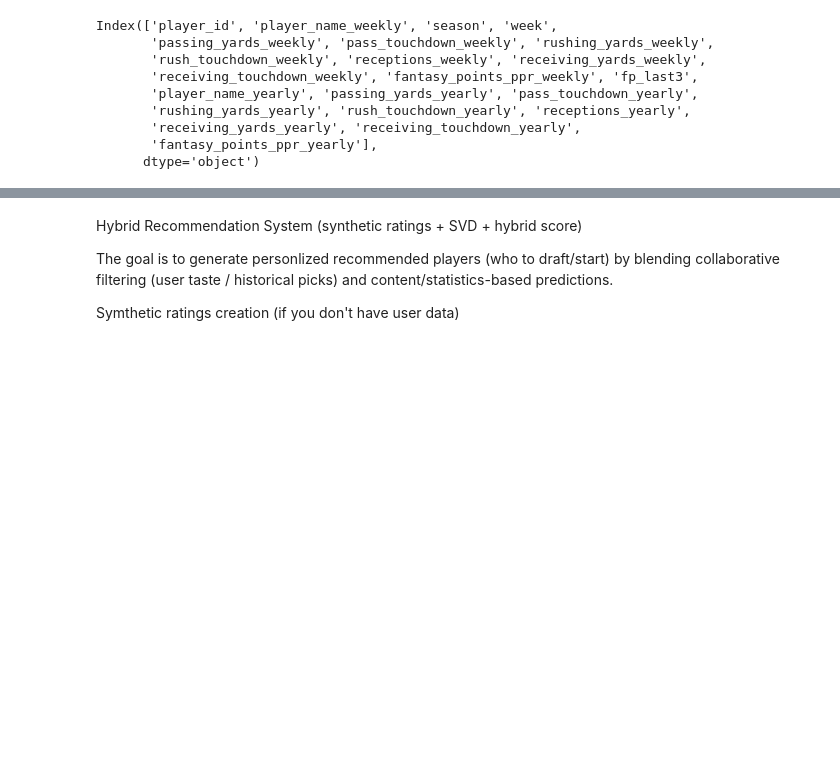
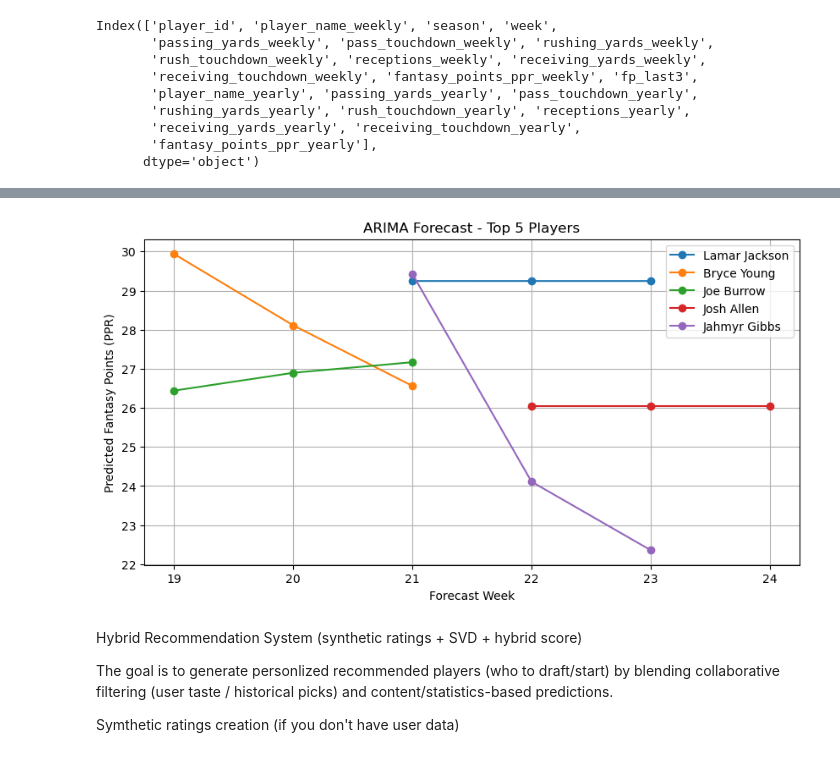
Before and after one commit to omendez930/fantasy-football-recommendations, a Jupyter notebook: draft_analysis.ipynb, the cells around one changed output, grey strips where cells are left out. Drawn from its saved outputs; the diff is of its cells as text; code cells hidden in the pictures; blank space fills up the shorter version.

```diff
--- a/draft_analysis.ipynb
+++ b/draft_analysis.ipynb
@@ -682,0 +763,3 @@ Forecast for player_id 00-0019596 None
+# %%
+forecast_df = forecast_all_players_arima(data_merged, season=2024, steps=3)
+print(forecast_df)
@@ -683,3 +781,19 @@ Forecast for player_id 00-0019596 None
+# %%
+top_players = forecast_df.groupby('player_name_weekly')['predicted_points'].mean().nlargest(5).index
+
+plt.figure(figsize=(10,5))
+for p in top_players:
+    player_forecast = forecast_df[forecast_df['player_name_weekly'] == p]
+    plt.plot(player_forecast['forecast_week'], player_forecast['predicted_points'], marker='o', label=p)
+
+plt.title("ARIMA Forecast - Top 5 Players")
+plt.xlabel("Forecast Week")
+plt.ylabel("Predicted Fantasy Points (PPR)")
+plt.legend()
+plt.grid(True)
+plt.show()
+# %% [output]
+[figure, added]
 # %% [markdown]
 Hybrid Recommendation System (synthetic ratings + SVD + hybrid score)
 
```
Also changed, not shown: parts of 40 cells of this notebook.
